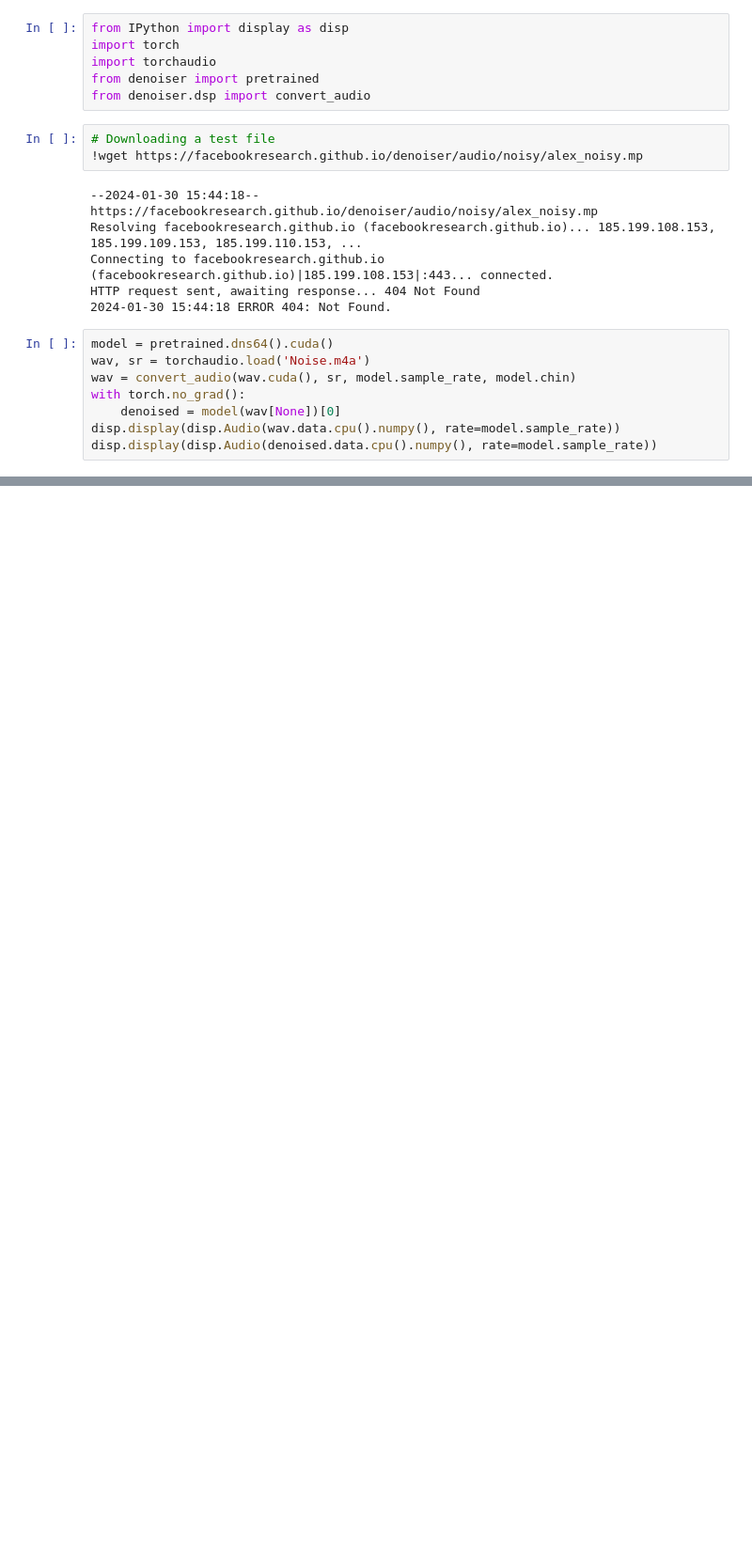
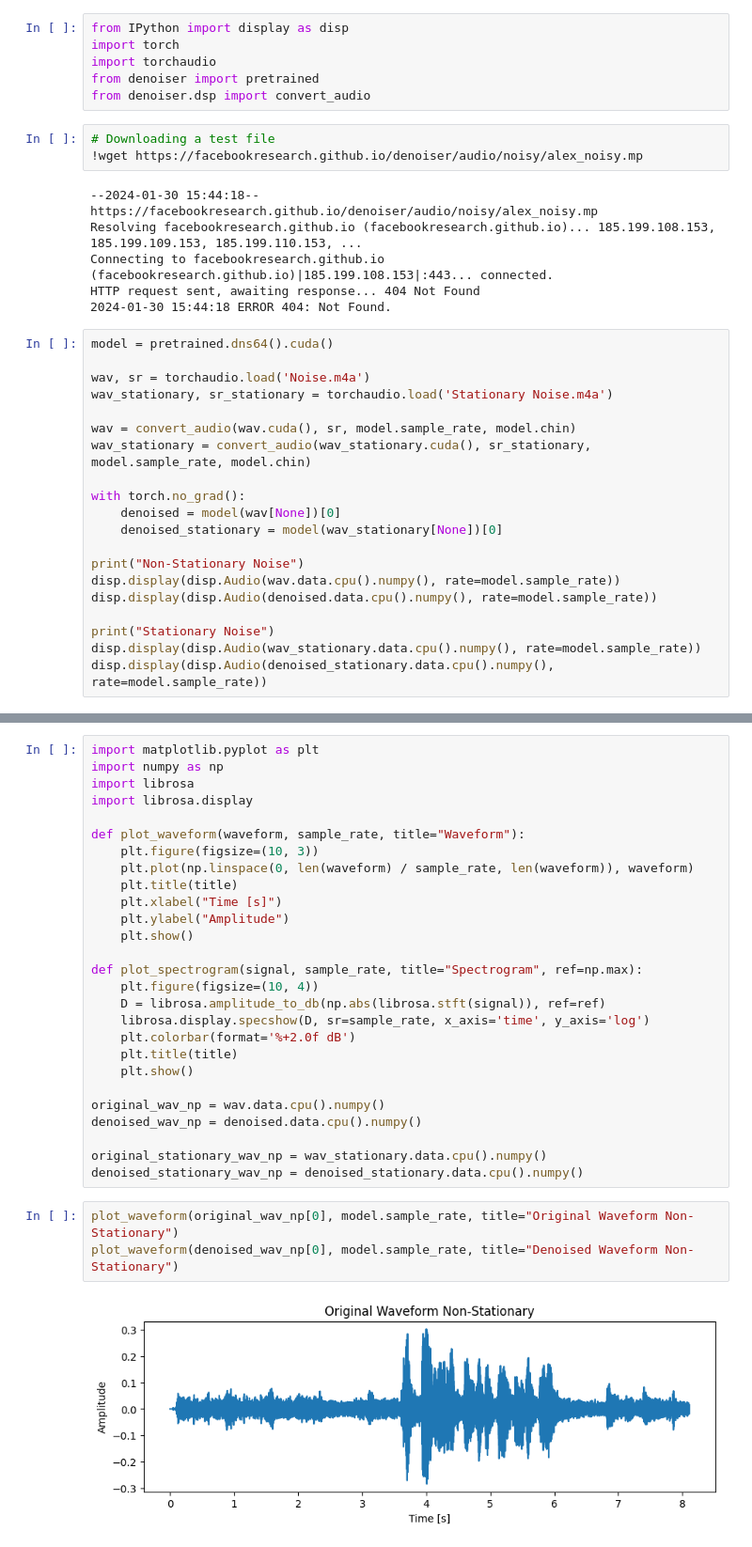
Before and after one commit to HamdanXI/nlp_adventure, a Jupyter notebook: nlp804/demucs.ipynb, the cells around one changed output, grey strips where cells are left out. Shown at 94% size. Saved outputs shown, nothing was run; the diff lists cells and outputs as text; blank space fills up the shorter version.

```diff
--- a/nlp804/demucs.ipynb
+++ b/nlp804/demucs.ipynb
@@ -37,10 +19,22 @@ HTTP request sent, awaiting response... 404 Not Found
 2024-01-30 15:44:18 ERROR 404: Not Found.
 # %%
 model = pretrained.dns64().cuda()
+
 wav, sr = torchaudio.load('Noise.m4a')
+wav_stationary, sr_stationary = torchaudio.load('Stationary Noise.m4a')
+
 wav = convert_audio(wav.cuda(), sr, model.sample_rate, model.chin)
+wav_stationary = convert_audio(wav_stationary.cuda(), sr_stationary, model.sample_rate, model.chin)
+
 with torch.no_grad():
     denoised = model(wav[None])[0]
+    denoised_stationary = model(wav_stationary[None])[0]
+
+print("Non-Stationary Noise")
 disp.display(disp.Audio(wav.data.cpu().numpy(), rate=model.sample_rate))
 disp.display(disp.Audio(denoised.data.cpu().numpy(), rate=model.sample_rate))
+
+print("Stationary Noise")
+disp.display(disp.Audio(wav_stationary.data.cpu().numpy(), rate=model.sample_rate))
+disp.display(disp.Audio(denoised_stationary.data.cpu().numpy(), rate=model.sample_rate))
 # %% [output]
@@ -48,0 +47,32 @@ disp.display(disp.Audio(denoised.data.cpu().numpy(), rate=model.sample_rate))
+# %%
+import matplotlib.pyplot as plt
+import numpy as np
+import librosa
+import librosa.display
+
+def plot_waveform(waveform, sample_rate, title="Waveform"):
+    plt.figure(figsize=(10, 3))
+    plt.plot(np.linspace(0, len(waveform) / sample_rate, len(waveform)), waveform)
+    plt.title(title)
+    plt.xlabel("Time [s]")
+    plt.ylabel("Amplitude")
+    plt.show()
+
+def plot_spectrogram(signal, sample_rate, title="Spectrogram", ref=np.max):
+    plt.figure(figsize=(10, 4))
+    D = librosa.amplitude_to_db(np.abs(librosa.stft(signal)), ref=ref)
+    librosa.display.specshow(D, sr=sample_rate, x_axis='time', y_axis='log')
+    plt.colorbar(format='%+2.0f dB')
+    plt.title(title)
+    plt.show()
+
+original_wav_np = wav.data.cpu().numpy()
+denoised_wav_np = denoised.data.cpu().numpy()
+
+original_stationary_wav_np = wav_stationary.data.cpu().numpy()
+denoised_stationary_wav_np = denoised_stationary.data.cpu().numpy()
+# %%
+plot_waveform(original_wav_np[0], model.sample_rate, title="Original Waveform Non-Stationary")
+plot_waveform(denoised_wav_np[0], model.sample_rate, title="Denoised Waveform Non-Stationary")
+# %% [output]
+[figure, added]
```
Also changed, not shown: parts of 6 cells of this notebook.
